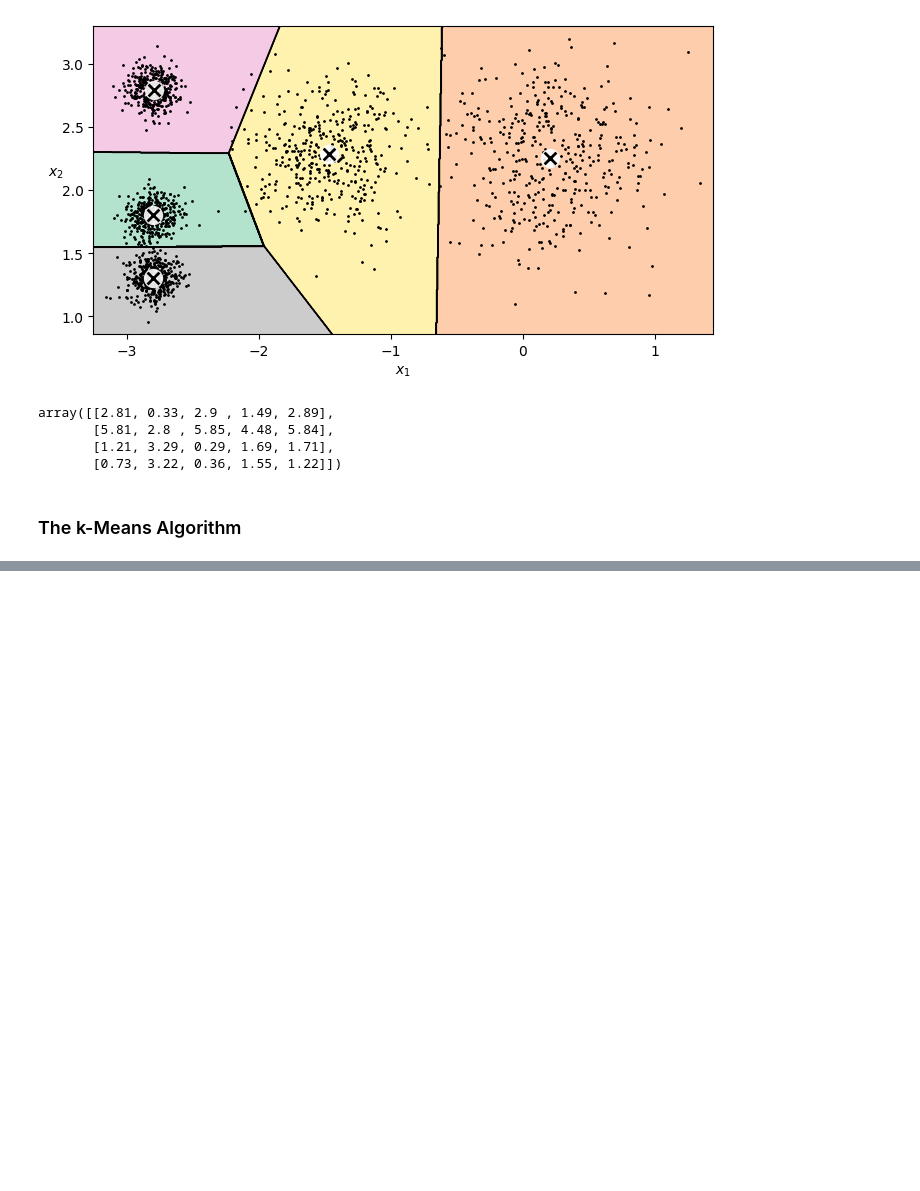
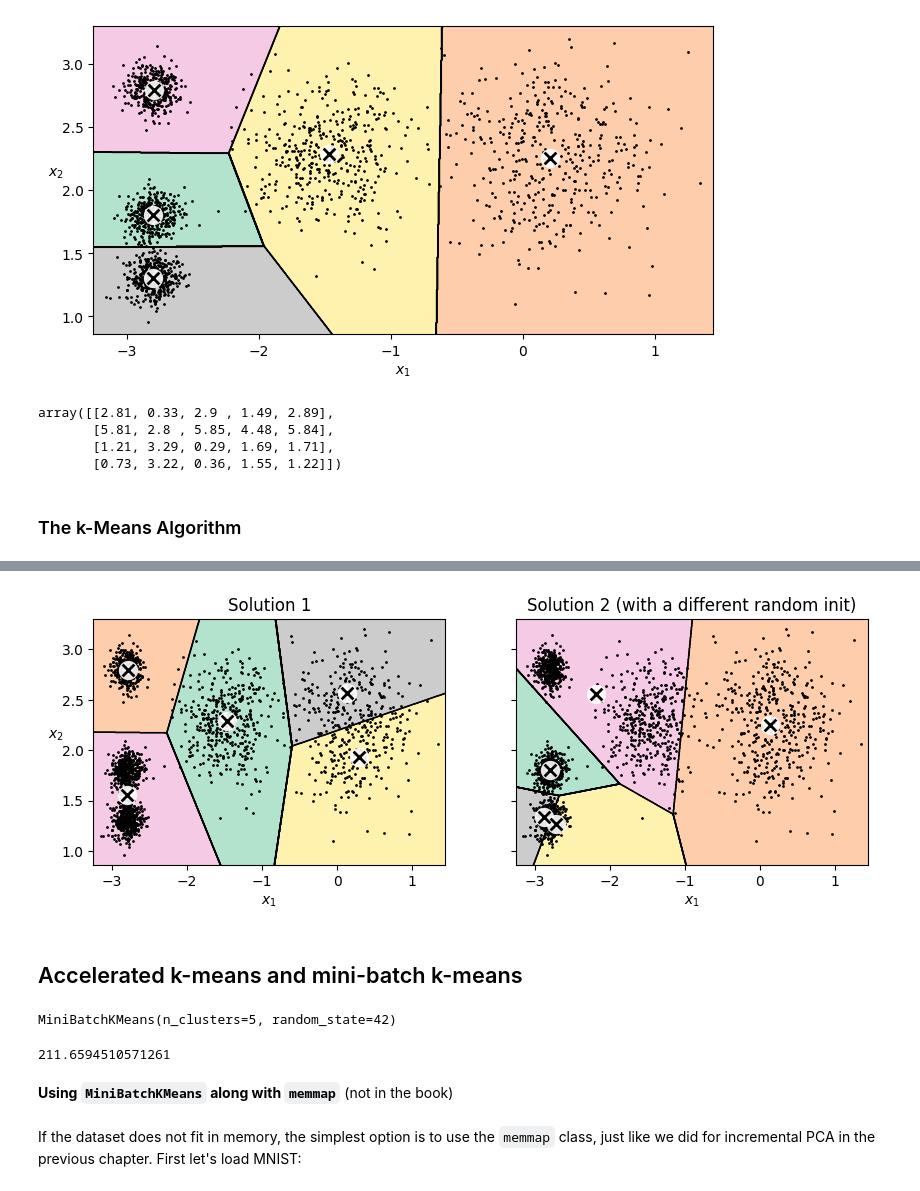
Before and after one commit to Sechi42/homl-study, a Jupyter notebook: 08_unsupervised_learning/08_unsupervised_learning.ipynb, the cells around one changed output, grey strips where cells are left out. Cells and saved outputs as stored; diff of their text form; code cells hidden in the pictures; blank space fills up the shorter version.

```diff
--- a/08_unsupervised_learning/08_unsupervised_learning.ipynb
+++ b/08_unsupervised_learning/08_unsupervised_learning.ipynb
@@ -180,0 +292,47 @@ array([[2.81, 0.33, 2.9 , 1.49, 2.89],
+# %%
+# extra code – this cell generates Figure 8–5
+
+def plot_clusterer_comparison(clusterer1, clusterer2, X, title1=None,
+                              title2=None):
+    clusterer1.fit(X)
+    clusterer2.fit(X)
+
+    plt.figure(figsize=(10, 3.2))
+
+    plt.subplot(121)
+    plot_decision_boundaries(clusterer1, X)
+    if title1:
+        plt.title(title1)
+
+    plt.subplot(122)
+    plot_decision_boundaries(clusterer2, X, show_ylabels=False)
+    if title2:
+        plt.title(title2)
+
+kmeans_rnd_init1 = KMeans(n_clusters=5, init="random", n_init=1, random_state=2)
+kmeans_rnd_init2 = KMeans(n_clusters=5, init="random", n_init=1, random_state=8)
+
+plot_clusterer_comparison(kmeans_rnd_init1, kmeans_rnd_init2, X,
+                          "Solution 1",
+                          "Solution 2 (with a different random init)")
+
+
+plt.show()
+# %% [output]
+[figure, added]
+# %% [markdown]
+## Accelerated k-means and mini-batch k-means
+# %%
+from sklearn.cluster import MiniBatchKMeans
+minibatch_kmeans = MiniBatchKMeans(n_clusters=5, random_state=42)
+minibatch_kmeans.fit(X)
+# %% [output]
+MiniBatchKMeans(n_clusters=5, random_state=42)
+# %%
+minibatch_kmeans.inertia_
+# %% [output]
+211.6594510571261
+# %% [markdown]
+**Using `MiniBatchKMeans` along with `memmap`** (not in the book)
+# %% [markdown]
+If the dataset does not fit in memory, the simplest option is to use the `memmap` class, just like we did for incremental PCA in the previous chapter. First let's load MNIST:
```
Also changed, not shown: parts of 29 cells of this notebook.
